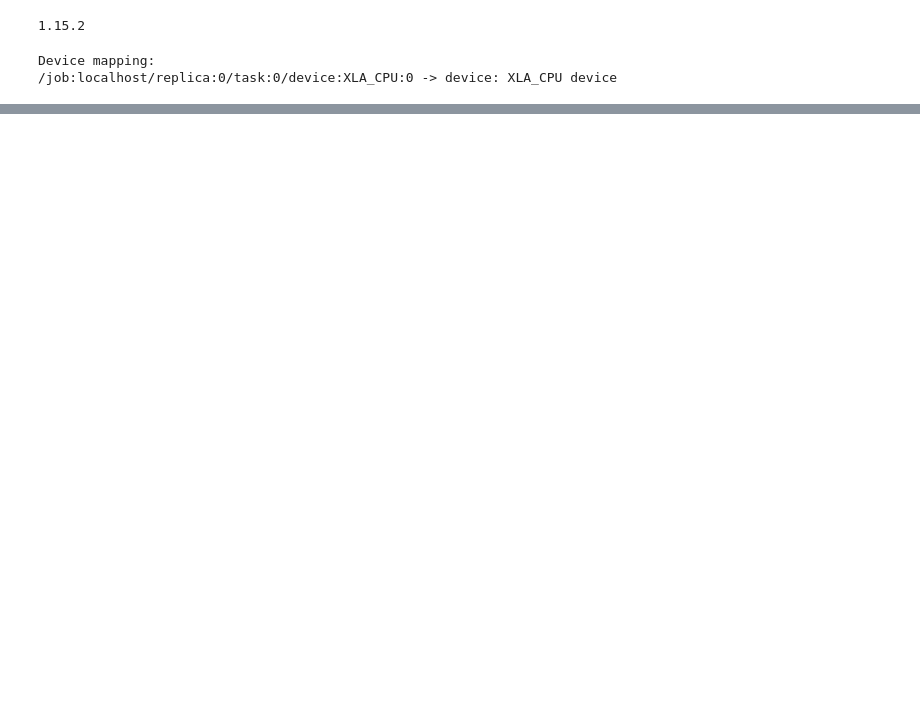
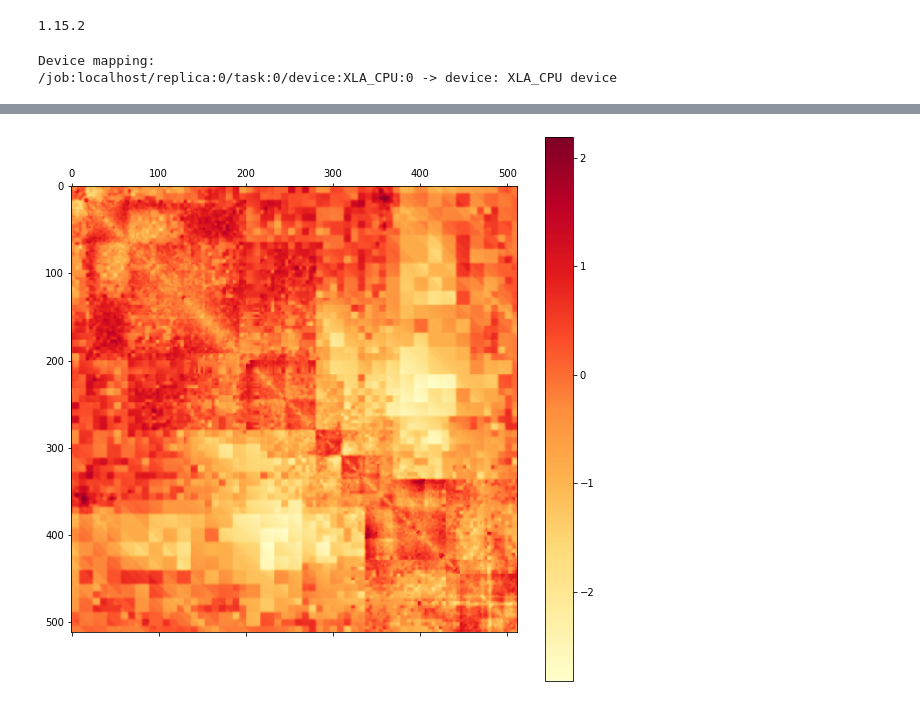
Before and after one commit to NeilAlishev/HiCPredictor, a Jupyter notebook: EasyToUseModel.ipynb, the cells around one changed output, grey strips where cells are left out. Saved outputs shown, nothing was run; the diff lists cells and outputs as text; code cells hidden in the pictures; blank space fills up the shorter version.

```diff
--- a/EasyToUseModel.ipynb
+++ b/EasyToUseModel.ipynb
@@ -75,6 +98,22 @@ def one_hot_dna(sequence):
         result = np.delete(result, 3, 1)
 
     return result
+
+
+# combine all the transformations in one function
+def transform_hic(hic_matrix, hic_matrix_raw):
+    transformed_arr = ct.lib.numutils.adaptive_coarsegrain(hic_matrix, hic_matrix_raw)
+    transformed_arr, _, _, _ = ct.lib.numutils.observed_over_expected(transformed_arr, mask = ~np.isnan(transformed_arr))
+    transformed_arr = np.log(transformed_arr)
+    transformed_arr = ct.lib.numutils.interp_nan(transformed_arr)
+    transformed_arr = scipy.ndimage.gaussian_filter(transformed_arr, sigma = 1)
+
+    return transformed_arr
+
+
+def to_upper_triu(input_matrix, diagonal_offset = 2):
+    seq_len = input_matrix.shape[0]
+    return input_matrix[np.triu_indices(seq_len, diagonal_offset)].reshape([-1, 1])
 # %%
 #########################
 # Advanced 2D CNN Model
@@ -110,0 +158,17 @@ plot_hic(from_upper_triu(prediction))
+# %%
+filepath = "S2-Wang2017-async.dm3.mapq_30.100.mcool"
+
+resolution = "::/resolutions/1000" # 1 KB resolution
+c = cooler.Cooler(filepath + resolution)
+
+chrom = 'chr4'
+
+arr = c.matrix(balance=True).fetch(chrom)[offset: offset + 526, offset: offset + 526]
+# For adaptive coarse-grain transformation purposes
+arr_raw = c.matrix(balance=False).fetch(chrom)[offset: offset + 526, offset: offset + 526]
+
+transformed_arr = transform_hic(arr, arr_raw)[7:526 - 7, 7:526 - 7]
+
+plot_hic(transformed_arr)
+# %% [output]
+[figure, added]
```
Also changed, not shown: parts of 31 cells of this notebook, 7 other files.
